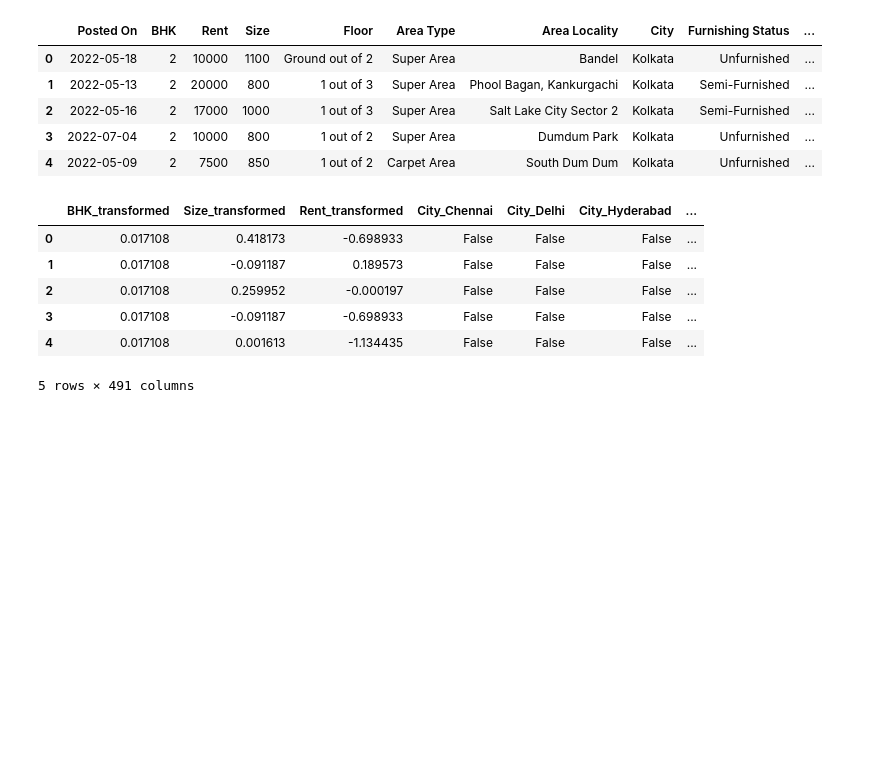
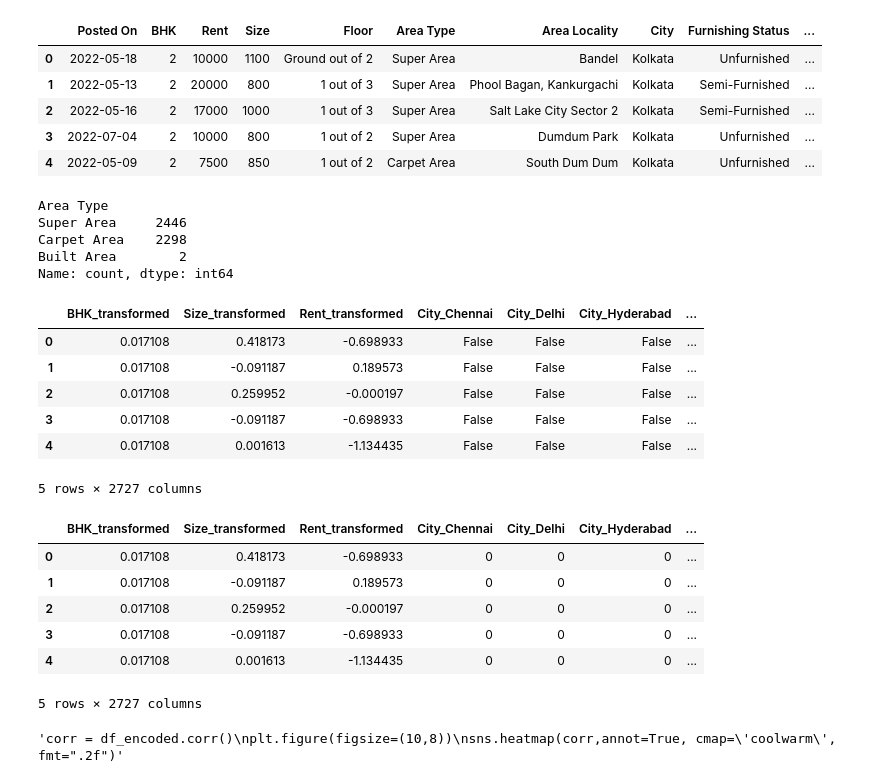
Before and after one commit to kanika-07cs/Task11-7.10.25-, a Jupyter notebook: Task.ipynb, the cells around one changed output. Saved outputs shown, nothing was run; the diff lists cells and outputs as text; code cells hidden in the pictures; blank space fills up the shorter version.

```diff
--- a/Task.ipynb
+++ b/Task.ipynb
@@ -133,9 +142,17 @@ df.head()
 | 2 | 2022-05-16 | 2 | 17000 | 1000 | 1 out of 3 | Super Area | Salt Lake City Sector 2 | Kolkata | Semi-Furnished | ... |
 | 3 | 2022-07-04 | 2 | 10000 | 800 | 1 out of 2 | Super Area | Dumdum Park | Kolkata | Unfurnished | ... |
 | 4 | 2022-05-09 | 2 | 7500 | 850 | 1 out of 2 | Carpet Area | South Dum Dum | Kolkata | Unfurnished | ... |
+# %%
+df['Area Type'].value_counts()
+# %% [output]
+Area Type
+Super Area     2446
+Carpet Area    2298
+Built Area        2
+Name: count, dtype: int64
 # %%
-df_model = df[['BHK_transformed', 'Size_transformed', 'City', 'Furnishing Status', 'Floor', 'Tenant Preferred', 'Rent_transformed']].copy()
-categorical_cols = ['City','Furnishing Status','Floor','Tenant Preferred']
+df_model = df[['BHK_transformed', 'Size_transformed', 'City', 'Furnishing Status', 'Rent_transformed','Area Type','Floor','Tenant Preferred','Area Locality']].copy()
+categorical_cols = ['City','Furnishing Status','Area Type','Floor','Tenant Preferred','Area Locality']
 df_encoded = pd.get_dummies(df_model, columns=categorical_cols, drop_first=True)
 df_encoded.head()
 # %% [output]
@@ -145,7 +162,25 @@ df_encoded.head()
 | 2 | 0.017108 | 0.259952 | -0.000197 | False | False | False | ... |
 | 3 | 0.017108 | -0.091187 | -0.698933 | False | False | False | ... |
 | 4 | 0.017108 | 0.001613 | -1.134435 | False | False | False | ... |
-5 rows × 491 columns
+5 rows × 2727 columns
+# %%
+bool_cols = df_encoded.select_dtypes(include='bool').columns
+df_encoded[bool_cols] = df_encoded[bool_cols].astype(int)
+df_encoded.head()
+# %% [output]
+|  | BHK_transformed | Size_transformed | Rent_transformed | City_Chennai | City_Delhi | City_Hyderabad | ... |
+| 0 | 0.017108 | 0.418173 | -0.698933 | 0 | 0 | 0 | ... |
+| 1 | 0.017108 | -0.091187 | 0.189573 | 0 | 0 | 0 | ... |
+| 2 | 0.017108 | 0.259952 | -0.000197 | 0 | 0 | 0 | ... |
+| 3 | 0.017108 | -0.091187 | -0.698933 | 0 | 0 | 0 | ... |
+| 4 | 0.017108 | 0.001613 | -1.134435 | 0 | 0 | 0 | ... |
+5 rows × 2727 columns
+# %%
+'''corr = df_encoded.corr()
+plt.figure(figsize=(10,8))
+sns.heatmap(corr,annot=True, cmap='coolwarm', fmt=".2f")'''
+# %% [output]
+'corr = df_encoded.corr()\nplt.figure(figsize=(10,8))\nsns.heatmap(corr,annot=True, cmap=\'coolwarm\', fmt=".2f")'
 # %%
 x = df_encoded.drop(['Rent_transformed'], axis=1)
 y = df_encoded['Rent_transformed']
```
Also changed, not shown: parts of 7 cells of this notebook, 1 other file.
